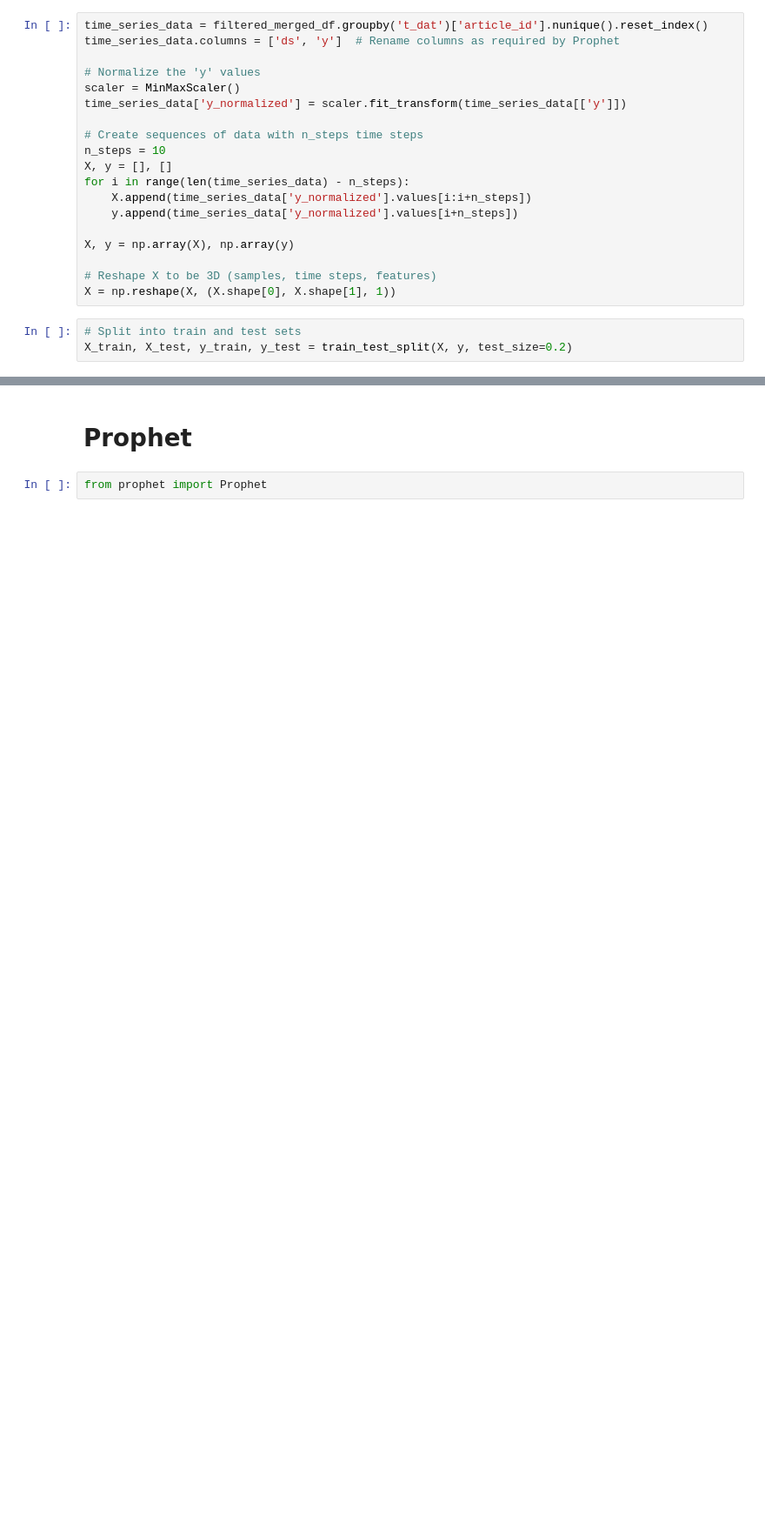
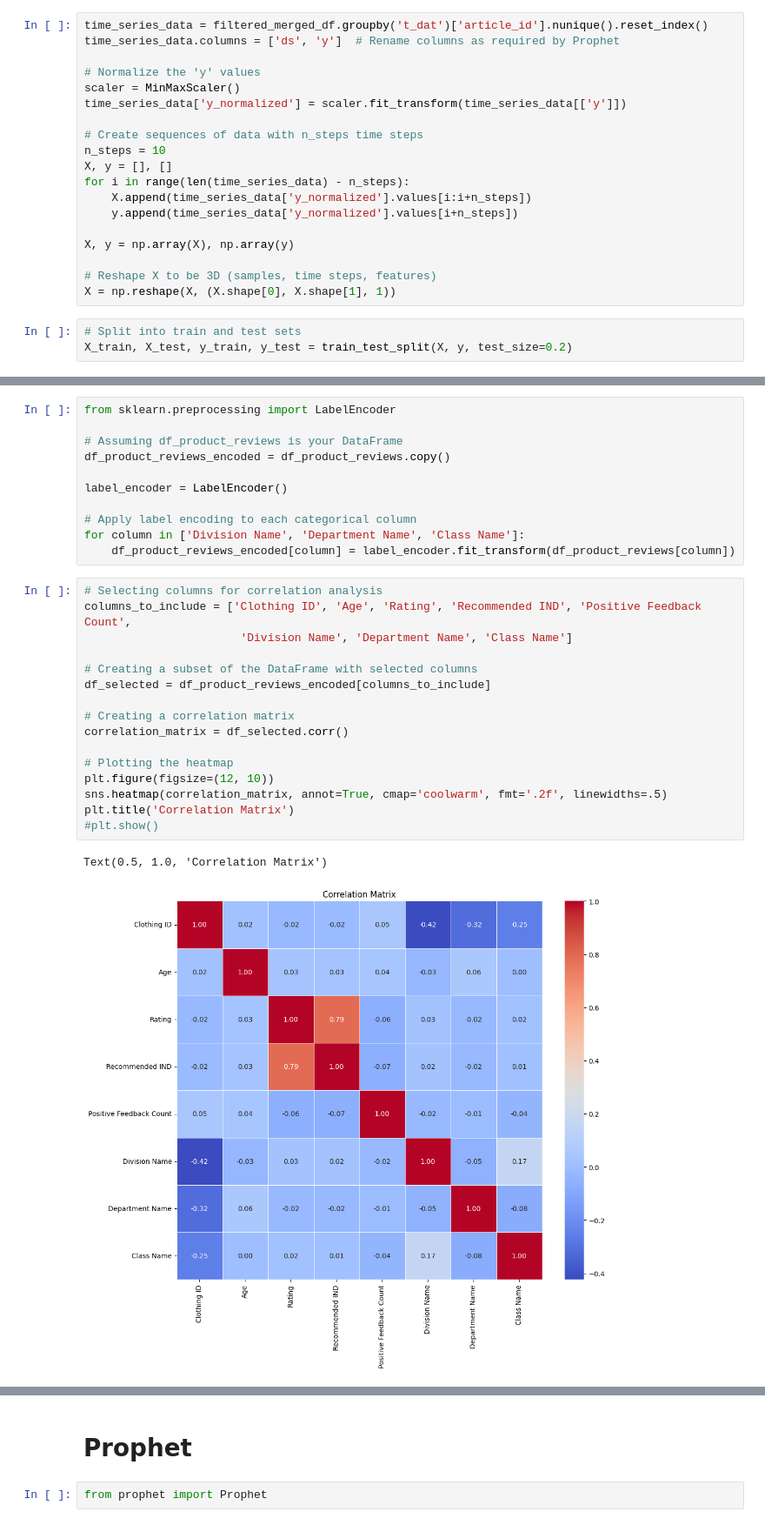
Before and after one commit to jblackM1/AAI_590-Capstone-Project, a Jupyter notebook: AAI_590_Capstone.ipynb, the cells around one changed output, grey strips where cells are left out. Shown at 87% size. Cells and saved outputs as stored; diff of their text form; blank space fills up the shorter version.

```diff
--- a/AAI_590_Capstone.ipynb
+++ b/AAI_590_Capstone.ipynb
@@ -792,0 +842,30 @@ plt.show()
+# %%
+from sklearn.preprocessing import LabelEncoder
+
+# Assuming df_product_reviews is your DataFrame
+df_product_reviews_encoded = df_product_reviews.copy()
+
+label_encoder = LabelEncoder()
+
+# Apply label encoding to each categorical column
+for column in ['Division Name', 'Department Name', 'Class Name']:
+    df_product_reviews_encoded[column] = label_encoder.fit_transform(df_product_reviews[column])
+# %%
+# Selecting columns for correlation analysis
+columns_to_include = ['Clothing ID', 'Age', 'Rating', 'Recommended IND', 'Positive Feedback Count',
+                       'Division Name', 'Department Name', 'Class Name']
+
+# Creating a subset of the DataFrame with selected columns
+df_selected = df_product_reviews_encoded[columns_to_include]
+
+# Creating a correlation matrix
+correlation_matrix = df_selected.corr()
+
+# Plotting the heatmap
+plt.figure(figsize=(12, 10))
+sns.heatmap(correlation_matrix, annot=True, cmap='coolwarm', fmt='.2f', linewidths=.5)
+plt.title('Correlation Matrix')
+#plt.show()
+# %% [output]
+Text(0.5, 1.0, 'Correlation Matrix')
+[figure, added]
```
Also changed, not shown: parts of 39 cells of this notebook.
